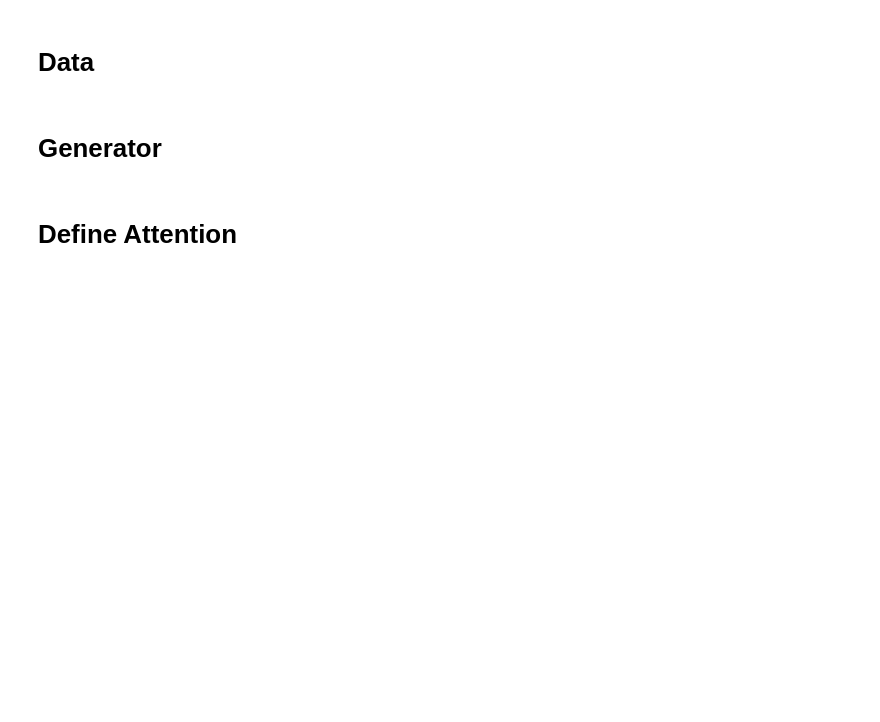
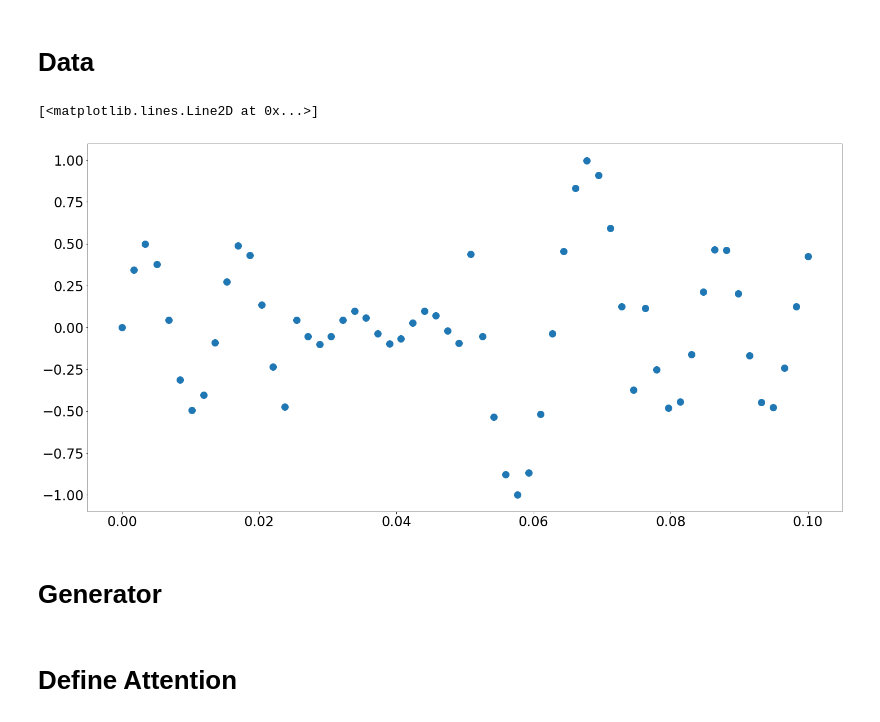
Before and after one commit to andriygav/TimeSeriesClustering, a Jupyter notebook: code/main.ipynb, the cells around one changed output. Saved outputs shown, nothing was run; the diff lists cells and outputs as text; code cells hidden in the pictures; blank space fills up the shorter version.

```diff
--- a/code/main.ipynb
+++ b/code/main.ipynb
@@ -20,30 +23,41 @@ plt.rcParams['font.size'] = 40
 # %% [markdown]
 # Data
 # %%
+list_of_frequents = np.array([600, 450, 300])
+list_of_A = np.array([0.1, 0.5, 1.0])
+
+
 def align(k, window = 5):
     k = np.asarray(k)
     length = k.shape[0]
-    for i in range(0, length, 5):
-        k[i:i + window] = k[i:i + window]*0 + np.mean(k[i:i + window])
+    for i in range(0, length, window):
+        k[i:i + window] = k[i:i + window]*0 + k[i]
 
 
     return k
 
-def GeneratorOfTimeSeries(n = 50, m = 1000):
-    X = np.ones([m, n])*np.linspace(start = 0, stop = 10*np.pi, num = n)
+def GeneratorOfTimeSeries(n = 60, m = 64):
+    X = np.ones([m, n])*np.linspace(start = 0, stop = 0.1, num = n)
     T1 = []
     T2 = []
     for x in X:
-        k = align(np.random.rand(n), 5)
-        T1.append(np.sin(k*x) + np.random.randn(n)*0.1)
-        T2.append(np.sin(k*x) + np.random.randn(n)*0.1)
+        ind = np.random.randint(0, 3, size = n)
+        k = align(list_of_frequents[ind], 15)
+        A = align(list_of_A[ind], 15)
+        T1.append(A*np.sin(k*x))
+        T2.append(A*np.sin(k*x))
 
     T1 = np.asarray(T1)
     T2 = np.asarray(T2)
-    return np.reshape(T1, [T1.shape[0], T1.shape[1], 1]), np.reshape(T2, [T2.shape[0], T2.shape[1], 1])
+    return X, np.reshape(T1, [T1.shape[0], T1.shape[1], 1]), np.reshape(T2, [T2.shape[0], T2.shape[1], 1])
 # %%
-X_train, Y_train = GeneratorOfTimeSeries()
-X_test, Y_test = GeneratorOfTimeSeries()
+step, X_train, Y_train = GeneratorOfTimeSeries()
+step, X_test, Y_test = GeneratorOfTimeSeries()
+# %%
+plt.plot(step[0], X_train[0], 'o')
+# %% [output]
+[<matplotlib.lines.Line2D at 0x...>]
+[figure, added]
 # %% [markdown]
 # Generator
 # %%
```
Also changed, not shown: parts of 13 cells of this notebook.
